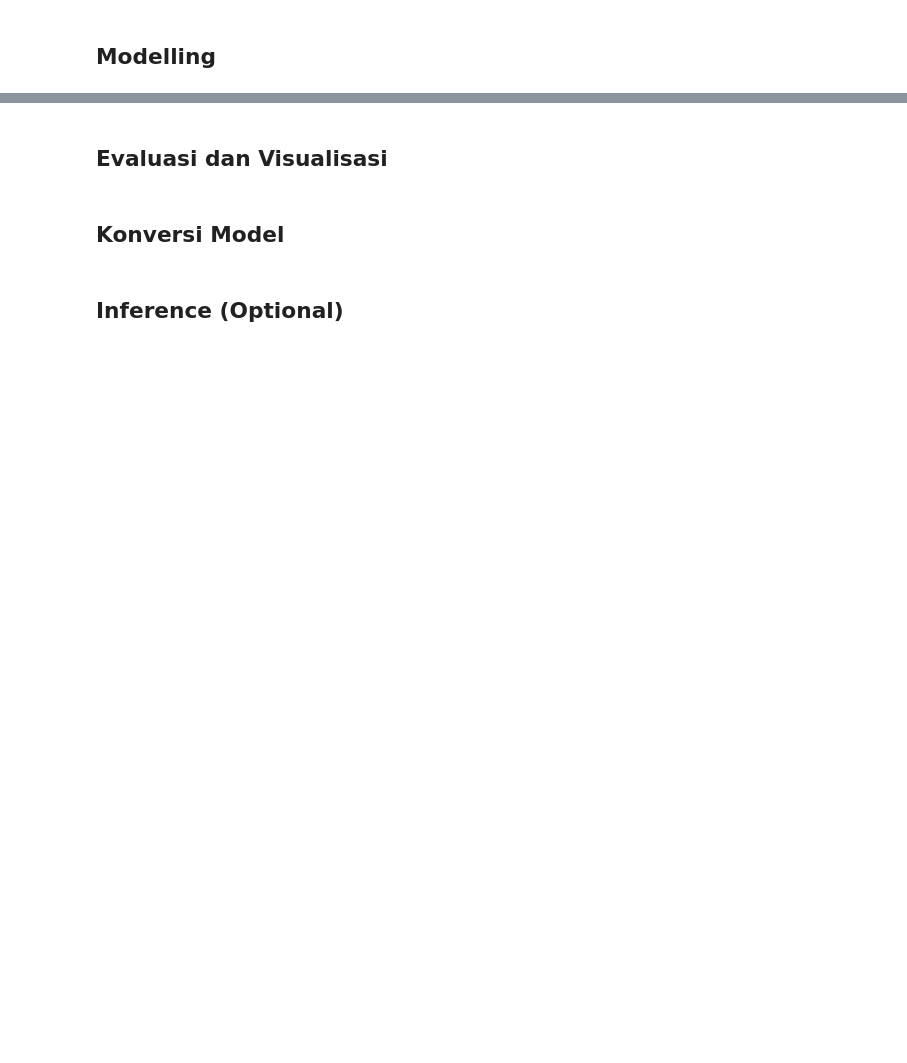
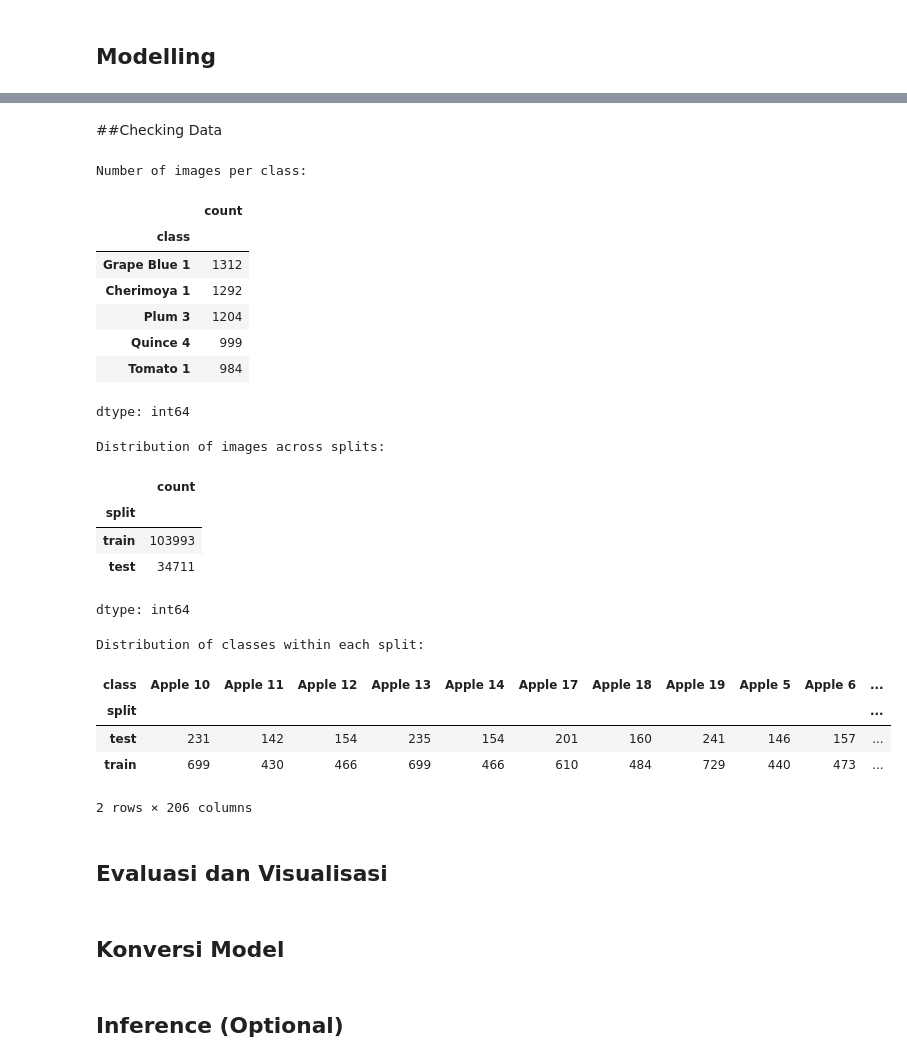
Before and after one commit to Mutasar/Klasifikasi-Gambar, a Jupyter notebook: template_submission_akhir.ipynb, the cells around one changed output, grey strips where cells are left out. Saved outputs shown, nothing was run; the diff lists cells and outputs as text; code cells hidden in the pictures; blank space fills up the shorter version.

```diff
--- a/template_submission_akhir.ipynb
+++ b/template_submission_akhir.ipynb
@@ -453,3 +489,42 @@ KeyError: 'potential_labels'
+# %% [markdown]
+##Checking Data
+# %%
+# Check the number of images per class
+if 'df_images' in locals() and not df_images.empty:
+    print("Number of images per class:")
+    display(df_images['class'].value_counts().head()) # Displaying head as there are many classes
+
+    # Check the distribution across splits
+    print("\nDistribution of images across splits:")
+    display(df_images['split'].value_counts())
+
+    # Check distribution of classes within each split
+    print("\nDistribution of classes within each split:")
+    display(pd.crosstab(df_images['split'], df_images['class']).head()) # Displaying head for brevity
+else:
+    print("DataFrame 'df_images' not found or is empty. Please ensure the cell that creates df_images has been run.")
+# %% [output]
+Number of images per class:
+|  | count |
+| class |  |
+| Grape Blue 1 | 1312 |
+| Cherimoya 1 | 1292 |
+| Plum 3 | 1204 |
+| Quince 4 | 999 |
+| Tomato 1 | 984 |
+dtype: int64
+Distribution of images across splits:
+|  | count |
+| split |  |
+| train | 103993 |
+| test | 34711 |
+dtype: int64
+Distribution of classes within each split:
+| class | Apple 10 | Apple 11 | Apple 12 | Apple 13 | Apple 14 | Apple 17 | Apple 18 | Apple 19 | Apple 5 | Apple 6 | ... |
+| split |  |  |  |  |  |  |  |  |  |  | ... |
+| test | 231 | 142 | 154 | 235 | 154 | 201 | 160 | 241 | 146 | 157 | ... |
+| train | 699 | 430 | 466 | 699 | 466 | 610 | 484 | 729 | 440 | 473 | ... |
+2 rows × 206 columns
 # %% [markdown]
 ## Evaluasi dan Visualisasi
 # %% [markdown]
```
Also changed, not shown: parts of 32 cells of this notebook.
